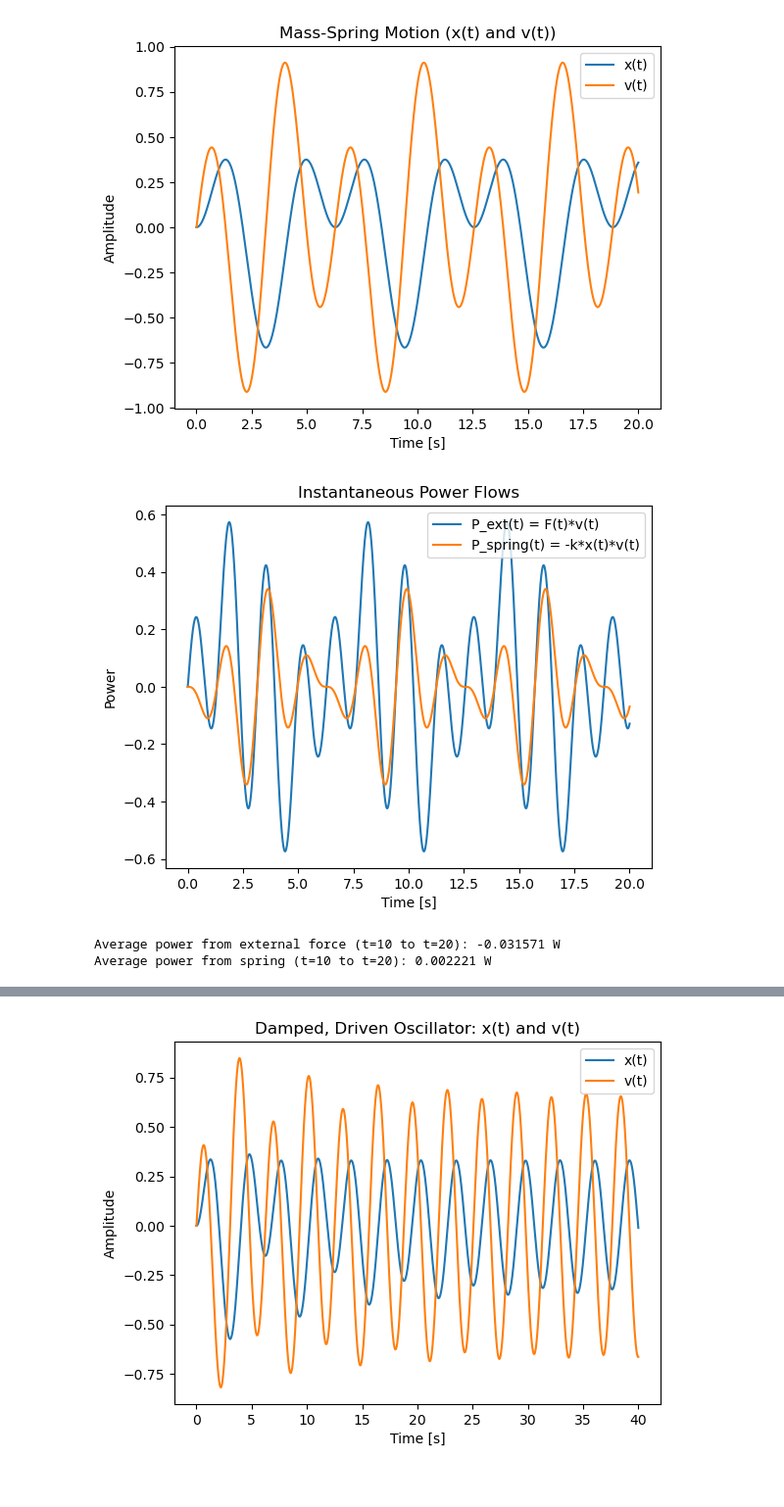
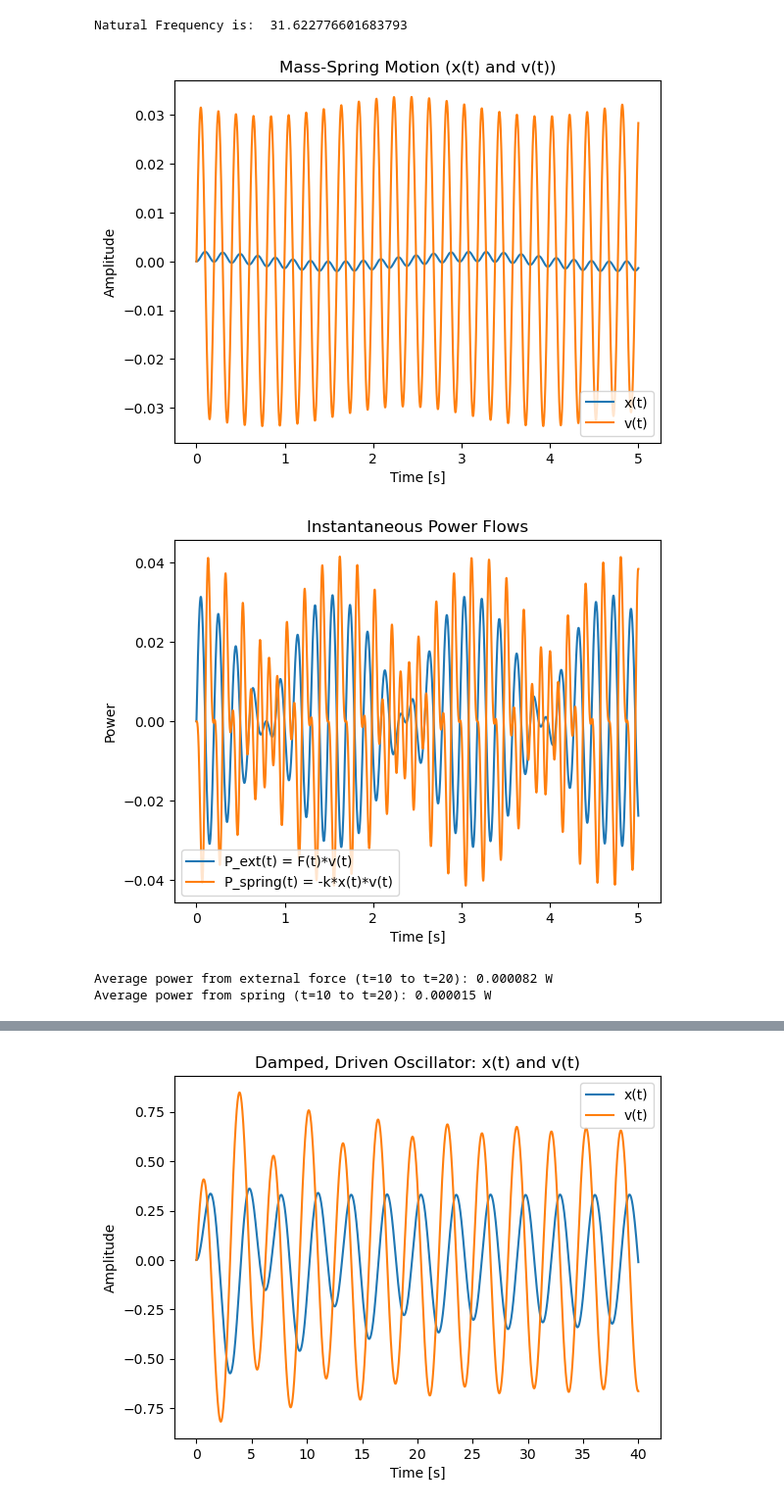
Before and after one commit to Brazzo24/PHYSICS, a Jupyter notebook: MECHANICAL/ENERGY/PowerEnergy.ipynb, the cells around one changed output, grey strips where cells are left out. Shown at 98% size. Cells and saved outputs as stored; diff of their text form; code cells hidden in the pictures.

```diff
--- a/MECHANICAL/ENERGY/PowerEnergy.ipynb
+++ b/MECHANICAL/ENERGY/PowerEnergy.ipynb
@@ -5,9 +5,12 @@ from scipy.integrate import odeint
 
 # Parameters
 m = 1.0       # mass
-k = 1.0       # spring constant
+k = 1000.0       # spring constant
 F0 = 1.0      # amplitude of driving force
 omega = 2.0   # driving angular frequency
+
+o_n = np.sqrt(k/m)
+print("Natural Frequency is: ", o_n)
 
 def rhs(z, t):
     """
@@ -23,7 +26,7 @@ def rhs(z, t):
     return [dxdt, dvdt]
 
 # Time array
-t = np.linspace(0, 20, 2001)  # 2001 points from 0 to 20
+t = np.linspace(0, 5, 2001)  # 2001 points from 0 to 20
 
 # Initial conditions: x(0) = 0, v(0) = 0
 z0 = [0.0, 0.0]
@@ -41,38 +44,39 @@ P_spring = -k * x * v                 # Power from the spring (to the mass)
 
 plt.figure()
 plt.plot(t, x, label='x(t)')
 plt.plot(t, v, label='v(t)')
 plt.xlabel('Time [s]')
 plt.ylabel('Amplitude')
 plt.legend()
 plt.title('Mass-Spring Motion (x(t) and v(t))')
 plt.show()
 
 plt.figure()
 plt.plot(t, P_ext, label='P_ext(t) = F(t)*v(t)')
 plt.plot(t, P_spring, label='P_spring(t) = -k*x(t)*v(t)')
 plt.xlabel('Time [s]')
 plt.ylabel('Power')
 plt.legend()
 plt.title('Instantaneous Power Flows')
 plt.show()
 
 # Compute average power over the last few cycles:
 # Let’s skip the transient part and examine from t=10 to t=20.
-mask = (t >= 10)
+mask = (t >= 1)
 t2 = t[mask]
 P_ext2 = P_ext[mask]
 P_spring2 = P_spring[mask]
 
 avgP_ext = np.trapz(P_ext2, t2) / (t2[-1] - t2[0])
 avgP_spring = np.trapz(P_spring2, t2) / (t2[-1] - t2[0])
 print(f"Average power from external force (t=10 to t=20): {avgP_ext:.6f} W")
 print(f"Average power from spring (t=10 to t=20): {avgP_spring:.6f} W")
 # %% [output]
+Natural Frequency is:  31.622776601683793
-[figure, old version]
+[figure, new version]
-[figure, old version]
+[figure, new version]
-Average power from external force (t=10 to t=20): -0.031571 W
-Average power from spring (t=10 to t=20): 0.002221 W
+Average power from external force (t=10 to t=20): 0.000082 W
+Average power from spring (t=10 to t=20): 0.000015 W
 # %%
 import numpy as np
 import matplotlib.pyplot as plt
```
Also changed, not shown: parts of 3 cells of this notebook, 59 other files.
